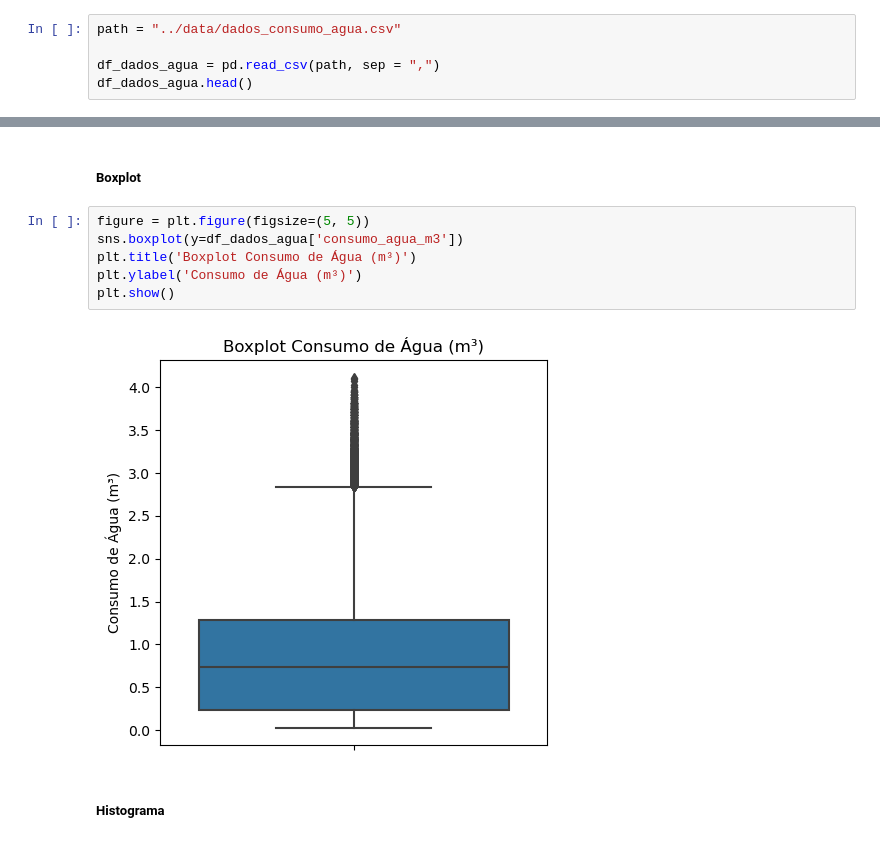
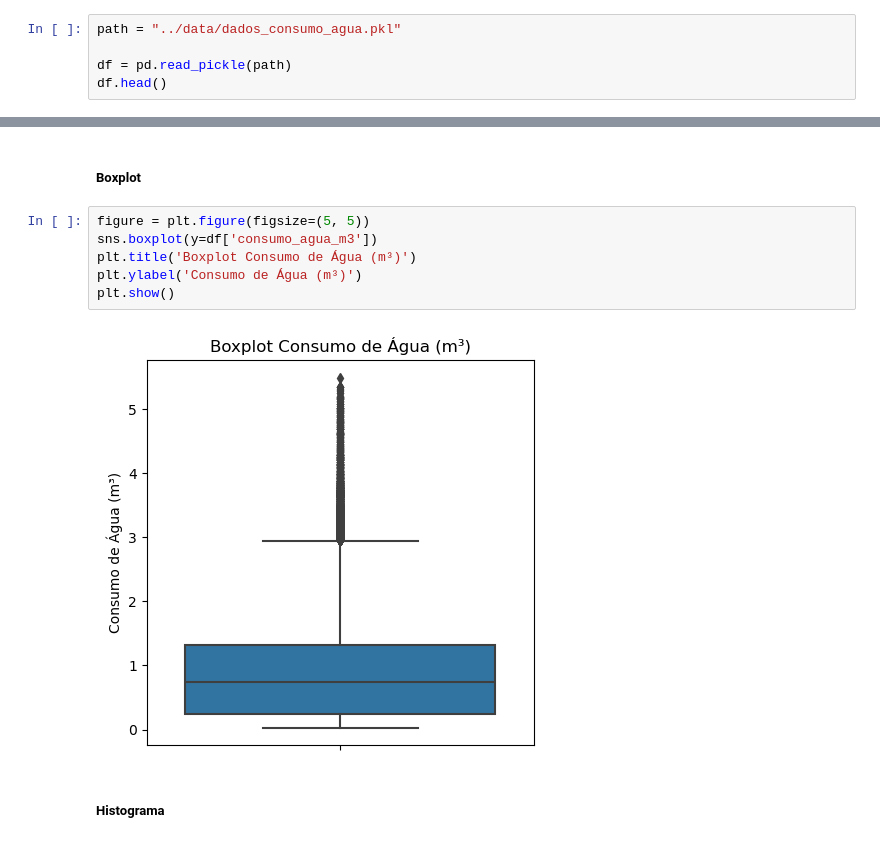
Before and after one commit to matheusssilva991/hackathon-cepedi, a Jupyter notebook: src/aed.ipynb, the cells around one changed output, grey strips where cells are left out. Cells and saved outputs as stored; diff of their text form.

Commit message:
fix: eda + geração dados

```diff
--- a/src/aed.ipynb
+++ b/src/aed.ipynb
@@ -8,8 +7,8 @@ import numpy as np
 # %% [markdown]
 ### Carregando o dataset
 # %%
-path = "../data/dados_consumo_agua.csv"
+path = "../data/dados_consumo_agua.pkl"
 
-df_dados_agua = pd.read_csv(path, sep = ",")
-df_dados_agua.head()
+df = pd.read_pickle(path)
+df.head()
 # %% [output]
@@ -58,12 +56,12 @@ Name: consumo_agua_m3, dtype: float64
 ##### Boxplot
 # %%
 figure = plt.figure(figsize=(5, 5))
-sns.boxplot(y=df_dados_agua['consumo_agua_m3'])
+sns.boxplot(y=df['consumo_agua_m3'])
 plt.title('Boxplot Consumo de Água (m³)')
 plt.ylabel('Consumo de Água (m³)')
 plt.show()
 # %% [output]
-[figure, old version]
+[figure, new version]
 # %% [markdown]
 ##### Histograma
 # %%
```
Also changed, not shown: parts of 9 cells of this notebook, 6 other files.
